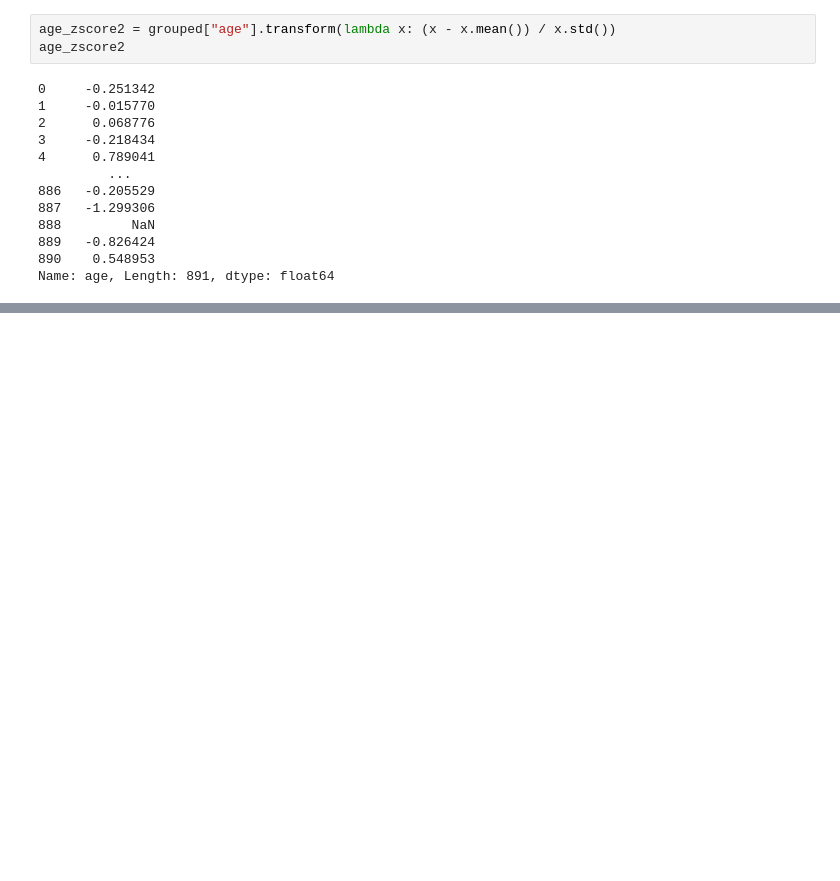
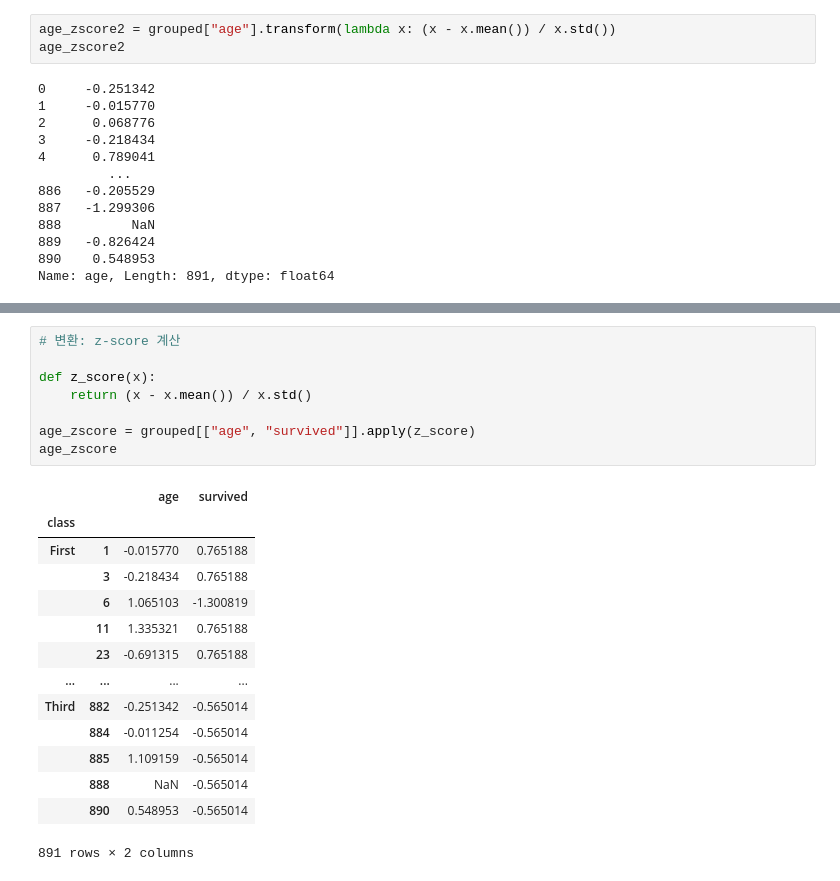
Before and after one commit to jhy5317/17-data-analysis, a Jupyter notebook: 06_데이터프레임의_다양한응용/03_그룹연산.ipynb, the cells around one changed output, grey strips where cells are left out. Saved outputs shown, nothing was run; the diff lists cells and outputs as text; blank space fills up the shorter version.

```diff
--- a/03_그룹연산.ipynb
+++ b/06_데이터프레임의_다양한응용/03_그룹연산.ipynb
@@ -362,0 +462,23 @@ Name: age, Length: 891, dtype: float64
+# %%
+# 변환: z-score 계산
+
+def z_score(x):
+    return (x - x.mean()) / x.std()
+
+age_zscore = grouped[["age", "survived"]].apply(z_score)
+age_zscore
+# %% [output]
+|  |  | age | survived |
+| class |  |  |  |
+| First | 1 | -0.015770 | 0.765188 |
+|  | 3 | -0.218434 | 0.765188 |
+|  | 6 | 1.065103 | -1.300819 |
+|  | 11 | 1.335321 | 0.765188 |
+|  | 23 | -0.691315 | 0.765188 |
+| ... | ... | ... | ... |
+| Third | 882 | -0.251342 | -0.565014 |
+|  | 884 | -0.011254 | -0.565014 |
+|  | 885 | 1.109159 | -0.565014 |
+|  | 888 | NaN | -0.565014 |
+|  | 890 | 0.548953 | -0.565014 |
+891 rows × 2 columns
```
Also changed, not shown: parts of 8 cells of this notebook, 8 other files.
